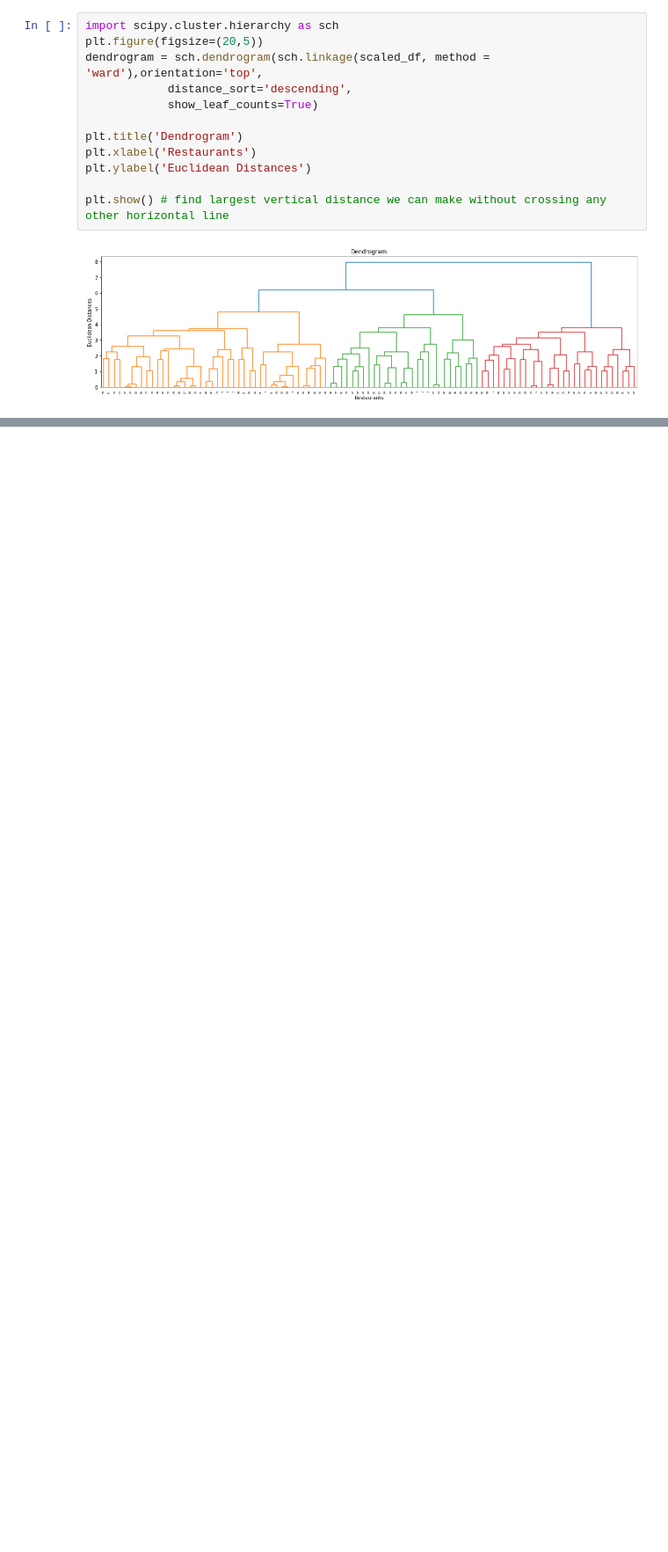
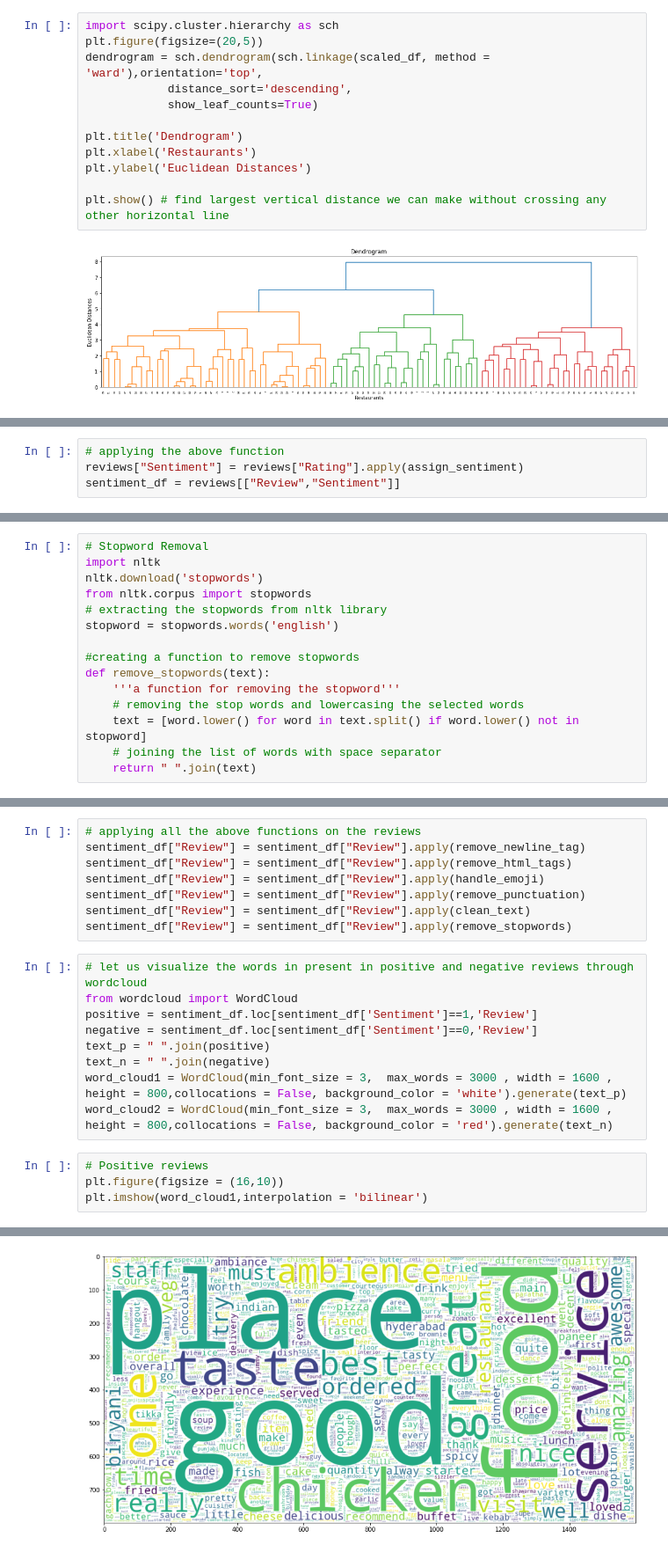
Before and after one commit to Srijan-Rai/Zomato-Restaurant-Clustering, a Jupyter notebook: ZOMATO_RESTAURANT_CLUSTERING_AND_SENTIMENT_ANALYSIS.ipynb, the cells around one changed output, grey strips where cells are left out. Shown at 88% size. Saved outputs shown, nothing was run; the diff lists cells and outputs as text; blank space fills up the shorter version.

Commit message:
Sentiment Analysis

```diff
--- a/ZOMATO_RESTAURANT_CLUSTERING_AND_SENTIMENT_ANALYSIS.ipynb
+++ b/ZOMATO_RESTAURANT_CLUSTERING_AND_SENTIMENT_ANALYSIS.ipynb
@@ -770,0 +826,4 @@ plt.show() # find largest vertical distance we can make without crossing any oth
+# %%
+# applying the above function
+reviews["Sentiment"] = reviews["Rating"].apply(assign_sentiment)
+sentiment_df = reviews[["Review","Sentiment"]]
@@ -770,0 +862,15 @@ plt.show() # find largest vertical distance we can make without crossing any oth
+# %%
+# Stopword Removal
+import nltk
+nltk.download('stopwords')
+from nltk.corpus import stopwords
+# extracting the stopwords from nltk library
+stopword = stopwords.words('english')
+
+#creating a function to remove stopwords
+def remove_stopwords(text):
+    '''a function for removing the stopword'''
+    # removing the stop words and lowercasing the selected words
+    text = [word.lower() for word in text.split() if word.lower() not in stopword]
+    # joining the list of words with space separator
+    return " ".join(text)
@@ -770,0 +880,22 @@ plt.show() # find largest vertical distance we can make without crossing any oth
+# %%
+# applying all the above functions on the reviews
+sentiment_df["Review"] = sentiment_df["Review"].apply(remove_newline_tag)
+sentiment_df["Review"] = sentiment_df["Review"].apply(remove_html_tags)
+sentiment_df["Review"] = sentiment_df["Review"].apply(handle_emoji)
+sentiment_df["Review"] = sentiment_df["Review"].apply(remove_punctuation)
+sentiment_df["Review"] = sentiment_df["Review"].apply(clean_text)
+sentiment_df["Review"] = sentiment_df["Review"].apply(remove_stopwords)
+# %%
+# let us visualize the words in present in positive and negative reviews through wordcloud
+from wordcloud import WordCloud
+positive = sentiment_df.loc[sentiment_df['Sentiment']==1,'Review']
+negative = sentiment_df.loc[sentiment_df['Sentiment']==0,'Review']
+text_p = " ".join(positive)
+text_n = " ".join(negative)
+word_cloud1 = WordCloud(min_font_size = 3,  max_words = 3000 , width = 1600 , height = 800,collocations = False, background_color = 'white').generate(text_p)
+word_cloud2 = WordCloud(min_font_size = 3,  max_words = 3000 , width = 1600 , height = 800,collocations = False, background_color = 'red').generate(text_n)
+# %%
+# Positive reviews
+plt.figure(figsize = (16,10))
+plt.imshow(word_cloud1,interpolation = 'bilinear')
+# %% [output]
@@ -770,0 +903 @@ plt.show() # find largest vertical distance we can make without crossing any oth
+[figure, added]
```
Also changed, not shown: parts of 57 cells of this notebook.
